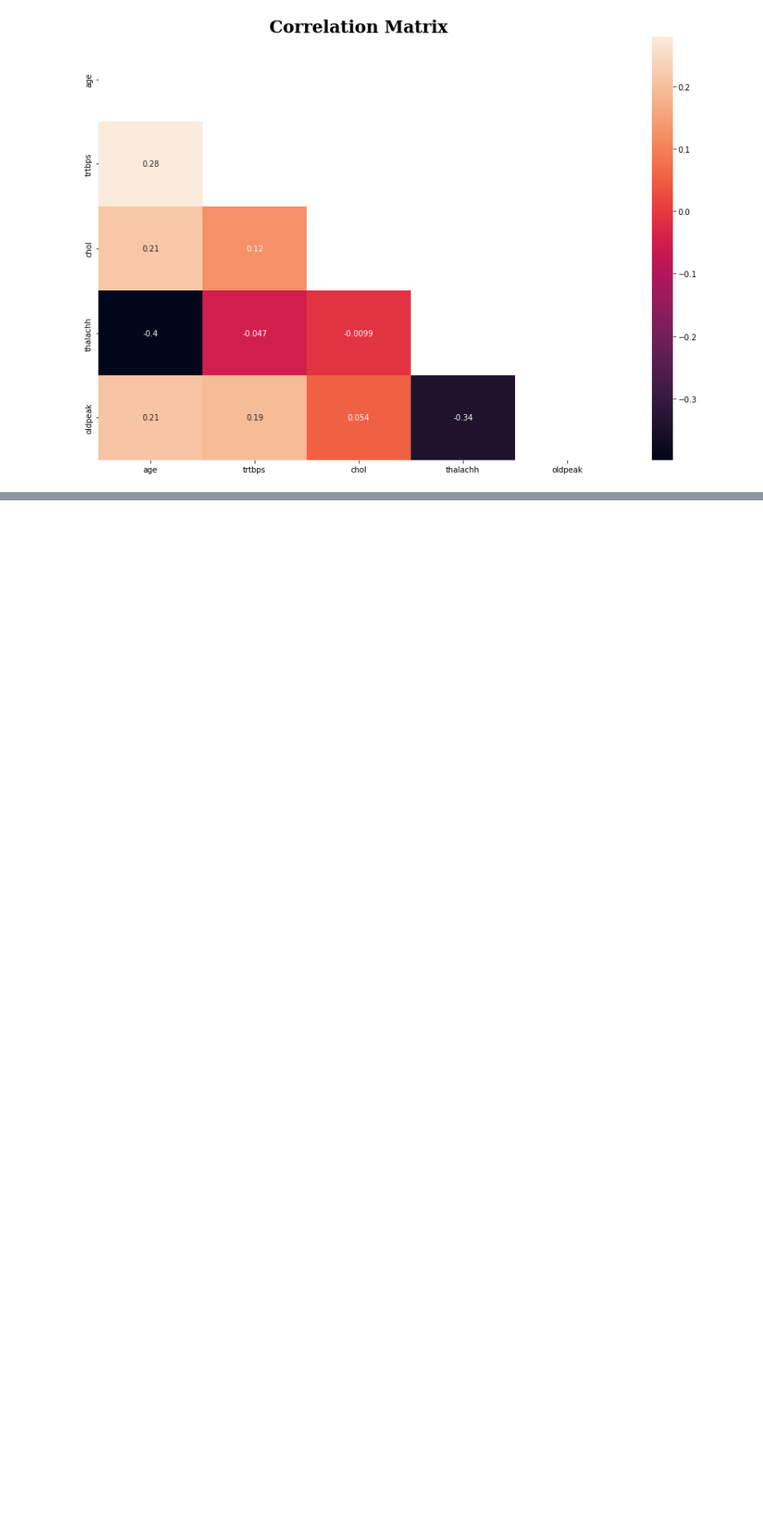
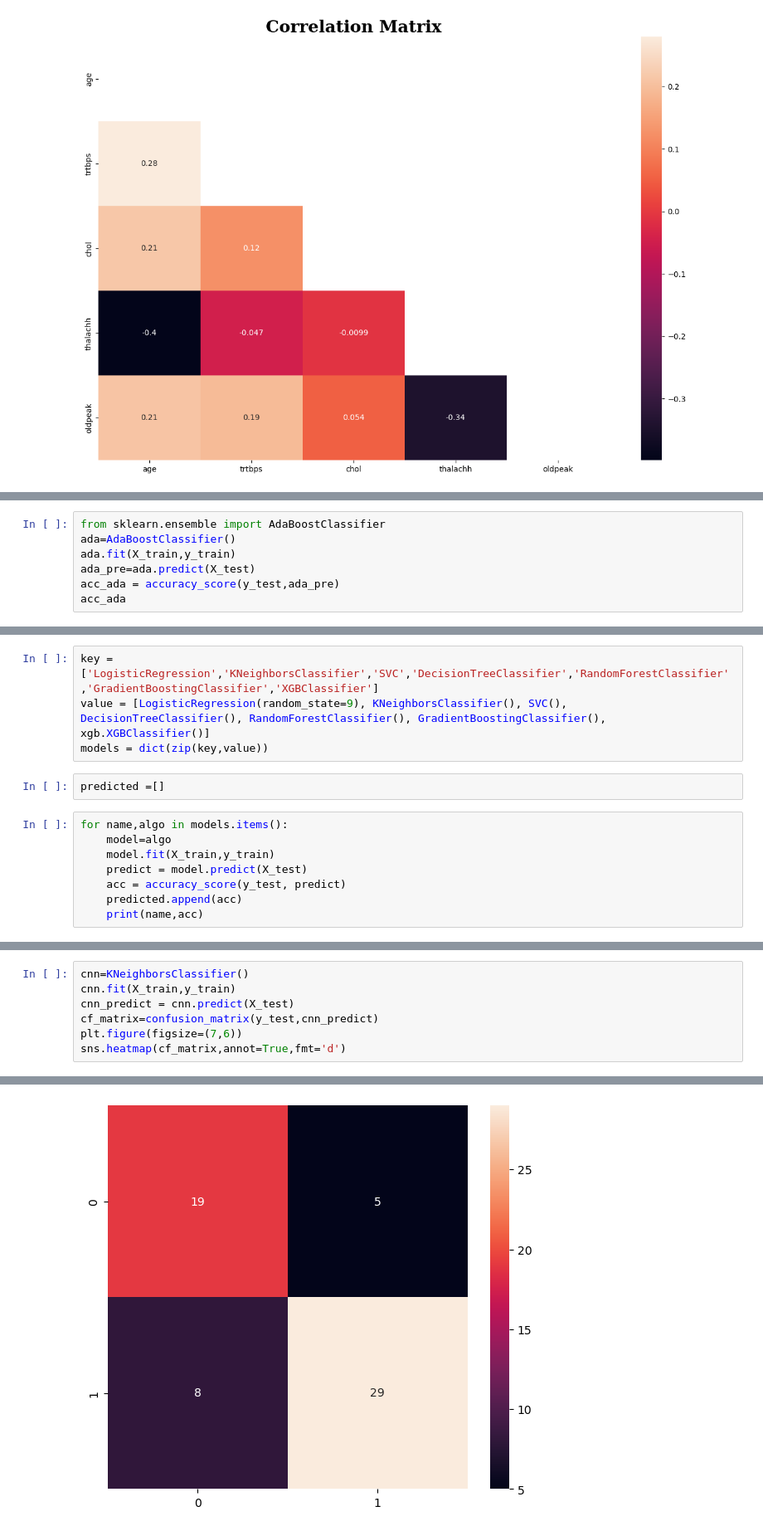
Before and after one commit to Peter-pech/Data-scientist-heroes, a Jupyter notebook: DQA_EDA.ipynb, the cells around one changed output, grey strips where cells are left out. Shown at 83% size. Cells and saved outputs as stored; diff of their text form; blank space fills up the shorter version.

```diff
--- a/DQA_EDA.ipynb
+++ b/DQA_EDA.ipynb
@@ -441,0 +462,7 @@ for feat in cont_features:
+# %%
+from sklearn.ensemble import AdaBoostClassifier
+ada=AdaBoostClassifier()
+ada.fit(X_train,y_train)
+ada_pre=ada.predict(X_test)
+acc_ada = accuracy_score(y_test,ada_pre)
+acc_ada
@@ -441,0 +471,14 @@ for feat in cont_features:
+# %%
+key = ['LogisticRegression','KNeighborsClassifier','SVC','DecisionTreeClassifier','RandomForestClassifier','GradientBoostingClassifier','XGBClassifier']
+value = [LogisticRegression(random_state=9), KNeighborsClassifier(), SVC(), DecisionTreeClassifier(), RandomForestClassifier(), GradientBoostingClassifier(), xgb.XGBClassifier()]
+models = dict(zip(key,value))
+# %%
+predicted =[]
+# %%
+for name,algo in models.items():
+    model=algo
+    model.fit(X_train,y_train)
+    predict = model.predict(X_test)
+    acc = accuracy_score(y_test, predict)
+    predicted.append(acc)
+    print(name,acc)
@@ -441,0 +493,8 @@ for feat in cont_features:
+# %%
+cnn=KNeighborsClassifier()
+cnn.fit(X_train,y_train)
+cnn_predict = cnn.predict(X_test)
+cf_matrix=confusion_matrix(y_test,cnn_predict)
+plt.figure(figsize=(7,6))
+sns.heatmap(cf_matrix,annot=True,fmt='d')
+# %% [output]
@@ -441,0 +502 @@ for feat in cont_features:
+[figure, added]
```
Also changed, not shown: parts of 14 cells of this notebook.
